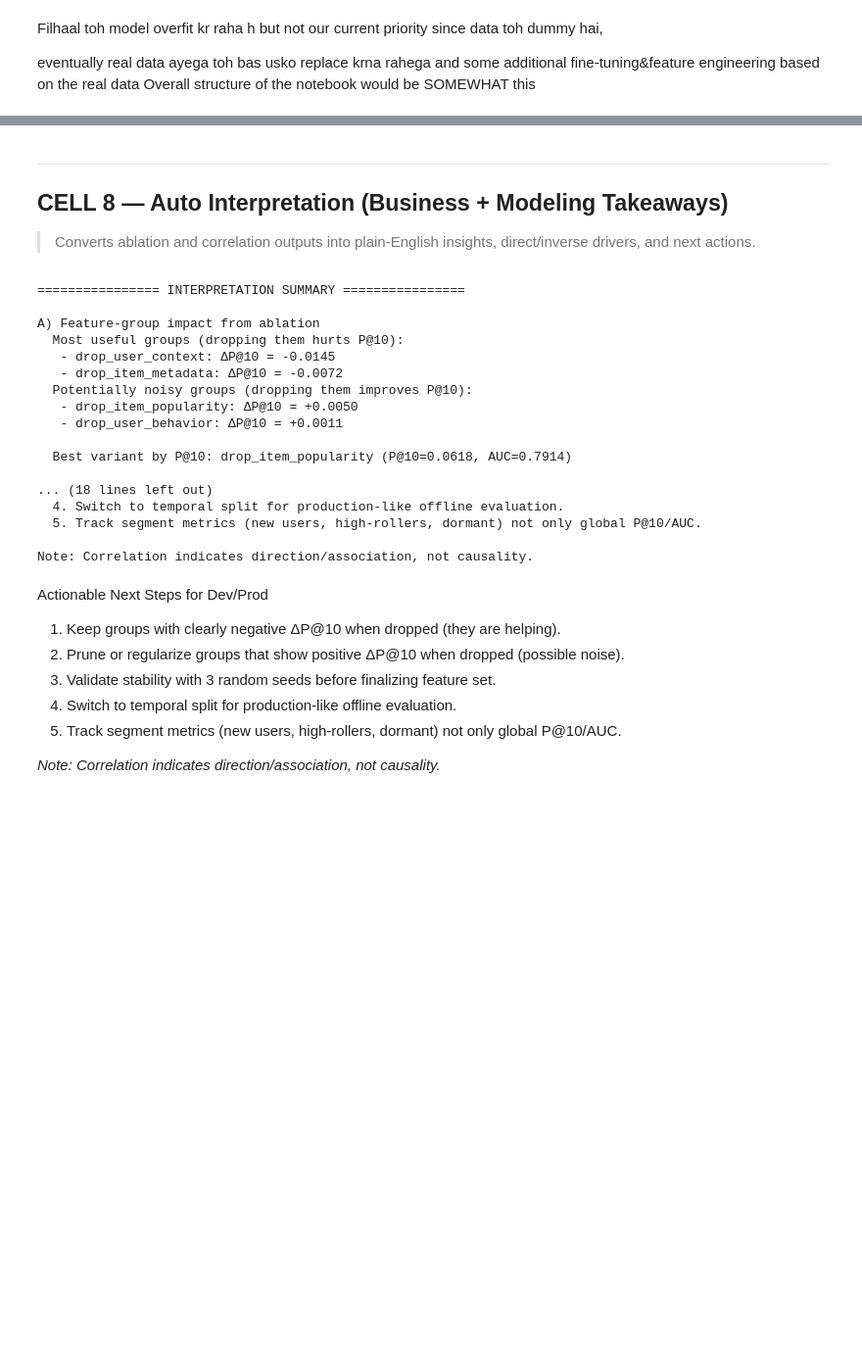
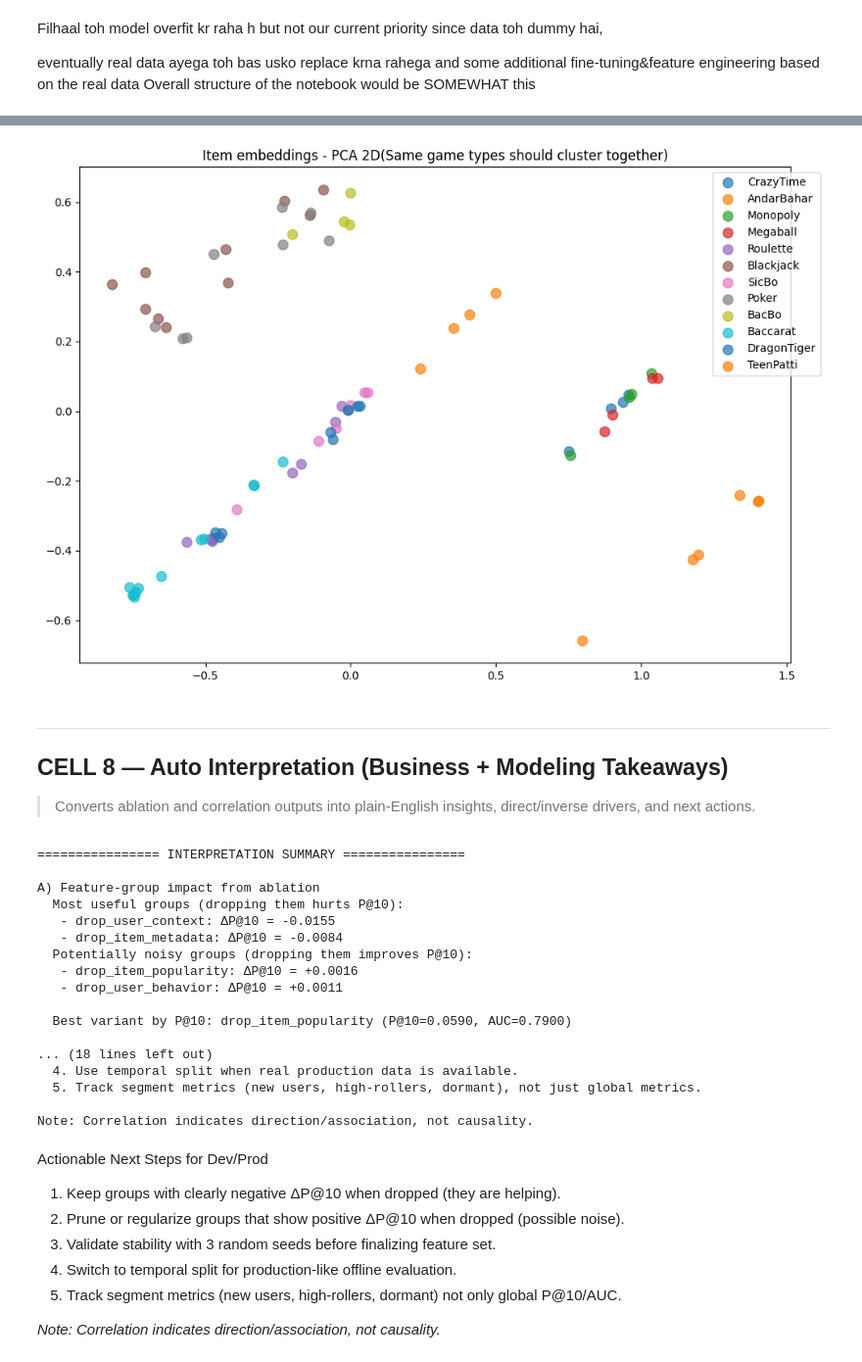
Before and after one commit to AyushDubeyaquagaming/Hybrid-RecSys, a Jupyter notebook: lightfm/recsys.ipynb, the cells around one changed output, grey strips where cells are left out. Shown at 98% size. Drawn from its saved outputs; the diff is of its cells as text; code cells hidden in the pictures; blank space fills up the shorter version.

```diff
--- a/lightfm/recsys.ipynb
+++ b/lightfm/recsys.ipynb
@@ -1018,17 +1641,44 @@ Note: Correlation here is directional association, not causal effect.
+# %%
+#Embedding space visualizations--> UMAP/PCA ka sabse explainable plot for item features
+from sklearn.decomposition import PCA
+
+#item embeddings visualize karo
+_, item_emb = model.get_item_representations(features = item_features_matrix)
+
+pca = PCA(n_components = 2)
+item_2d = pca.fit_transform(item_emb)
+
+item_plot_df = pd.DataFrame({
+    'x': item_2d[:, 0],
+    'y': item_2d[:, 1],
+    'gameType': [games_df[games_df['gameId'] == idx_to_game[i]].iloc[0]['gameType']
+                 for i in range(len(item_id_map))]
+})
+
+plt.figure(figsize = (10, 7))
+for gtype in item_plot_df['gameType'].unique():
+    subset = item_plot_df[item_plot_df['gameType'] == gtype]
+    plt.scatter(subset['x'], subset['y'], alpha = 0.7, s = 80, label = gtype)
+
+plt.title("Item embeddings - PCA 2D(Same game types should cluster together)")
+plt.legend(bbox_to_anchor = (1.05, 1))
+plt.tight_layout()
+plt.show()
+# %% [output]
+[figure, added]
 # %% [markdown]
 ---
 ## CELL 8 — Auto Interpretation (Business + Modeling Takeaways)
 > Converts ablation and correlation outputs into plain-English insights, direct/inverse drivers, and next actions.
 # %%
 # Auto-interpretation of feature impact outputs
-# Expects `ablation_df` and `corr_mat` from Cell 31.
+# Expects `ablation_df` (from CELL 3C) and `corr_mat` (from CELL 6).
 
 if 'ablation_df' not in globals() or 'corr_mat' not in globals():
-    print('Please run Cell 31 first (Feature Engineering Impact) so `ablation_df` and `corr_mat` are available.')
+    print('Please run CELL 3C and CELL 6 first so `ablation_df` and `corr_mat` are available.')
 else:
     ab = ablation_df.copy()
 
-    # ---------- Ablation interpretation ----------
     if 'delta_vs_full_p10' not in ab.columns:
         baseline_p10 = ab.loc[ab['variant'] == 'full', 'test_precision@10'].iloc[0] if (ab['variant'] == 'full').any() else ab['test_precision@10'].max()
         ab['delta_vs_full_p10'] = ab['test_precision@10'] - baseline_p10
@@ -1057,12 +1707,10 @@ else:
     best = ab.sort_values('test_precision@10', ascending=False).iloc[0]
     print(f"\n  Best variant by P@10: {best['variant']} (P@10={best['test_precision@10']:.4f}, AUC={best['test_auc']:.4f})")
 
-    # ---------- Correlation interpretation ----------
     print('\nB) Directional association with model score (Spearman)')
-
     score_col = 'pred_score'
     if score_col not in corr_mat.columns:
-        print('  `pred_score` not found in correlation matrix. Re-run Cell 31.')
+        print('  `pred_score` not found in correlation matrix. Re-run CELL 6.')
     else:
         s = corr_mat[score_col].drop(score_col, errors='ignore').dropna().sort_values(ascending=False)
 
@@ -1077,31 +1725,30 @@ else:
         for feat, val in top_neg.items():
             print(f'   - {feat}: {val:.3f}')
 
-    # ---------- Actionable next steps ----------
     print('\nC) Recommended next steps')
-    print('  1. ')
-    print('  2. ')
-    print('  3. ')
-    print('  4. ')
-    print('  5. ')
+    print('  1. Keep groups with clearly negative ΔP@10 when dropped (they are helping).')
+    print('  2. Prune or regularize groups that improve P@10 when dropped (possible noise).')
+    print('  3. Validate feature stability with multiple random seeds.')
+    print('  4. Use temporal split when real production data is available.')
+    print('  5. Track segment metrics (new users, high-rollers, dormant), not just global metrics.')
 
-    print()
+    print('\nNote: Correlation indicates direction/association, not causality.')
 # %% [output]
 ================ INTERPRETATION SUMMARY ================
 
 A) Feature-group impact from ablation
   Most useful groups (dropping them hurts P@10):
-   - drop_user_context: ΔP@10 = -0.0145
-   - drop_item_metadata: ΔP@10 = -0.0072
+   - drop_user_context: ΔP@10 = -0.0155
+   - drop_item_metadata: ΔP@10 = -0.0084
   Potentially noisy groups (dropping them improves P@10):
-   - drop_item_popularity: ΔP@10 = +0.0050
+   - drop_item_popularity: ΔP@10 = +0.0016
    - drop_user_behavior: ΔP@10 = +0.0011
 
-  Best variant by P@10: drop_item_popularity (P@10=0.0618, AUC=0.7914)
+  Best variant by P@10: drop_item_popularity (P@10=0.0590, AUC=0.7900)
 
 ... (18 lines left out)
-  4. Switch to temporal split for production-like offline evaluation.
-  5. Track segment metrics (new users, high-rollers, dormant) not only global P@10/AUC.
+  4. Use temporal split when real production data is available.
+  5. Track segment metrics (new users, high-rollers, dormant), not just global metrics.
 
 Note: Correlation indicates direction/association, not causality.
 # %% [markdown]
```
Also changed, not shown: parts of 41 cells of this notebook.
